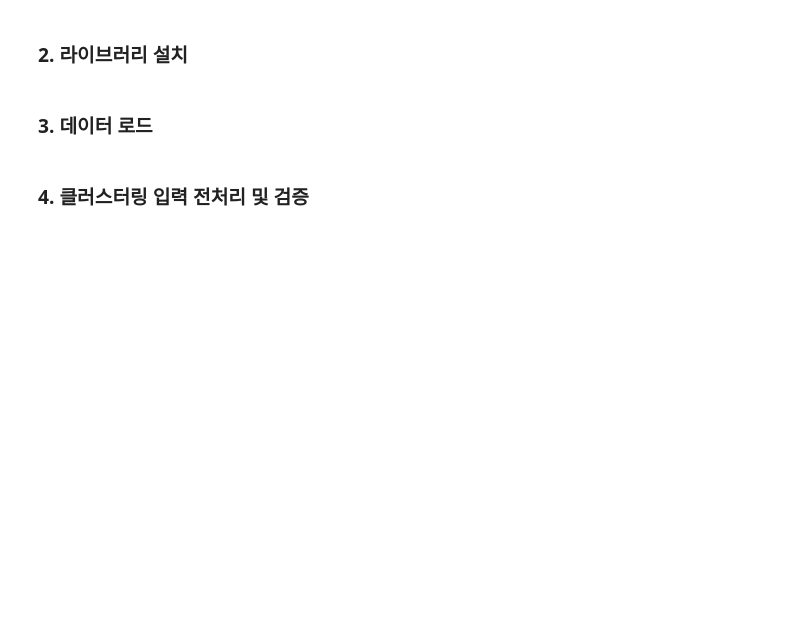
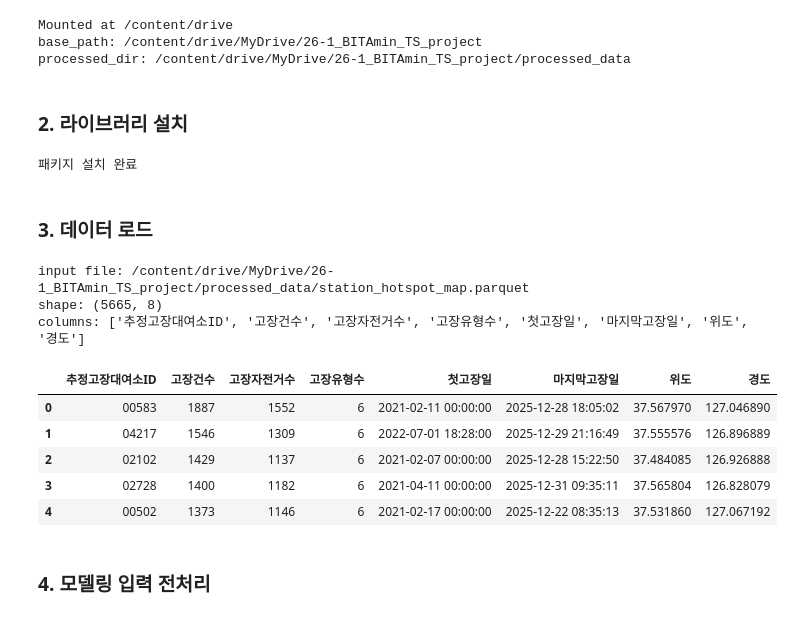
Before and after one commit to Jinx921/26-1_BITAmin_project, a Jupyter notebook: modeling.ipynb, the cells around one changed output. Cells and saved outputs as stored; diff of their text form; code cells hidden in the pictures; blank space fills up the shorter version.

```diff
--- a/modeling.ipynb
+++ b/modeling.ipynb
@@ -9,37 +10,54 @@ from google.colab import drive
 drive.mount('/content/drive', force_remount=True)
 
 import os
-import json
+import sys
+import subprocess
+import warnings
+import datetime
 import pickle
-import importlib.util
-import subprocess
-import sys
 import numpy as np
 import pandas as pd
 import matplotlib.pyplot as plt
+import matplotlib as mpl
 
-BASE_PATH = '/content/drive/MyDrive/26-1_BITAmin_TS_project'
-PROCESSED_DIR = os.path.join(BASE_PATH, 'processed_data')
-MODEL_DIR = os.path.join(PROCESSED_DIR, 'modeling_outputs')
-os.makedirs(MODEL_DIR, exist_ok=True)
+warnings.filterwarnings('ignore')
 
-print('BASE_PATH:', BASE_PATH)
-print('PROCESSED_DIR:', PROCESSED_DIR)
-print('MODEL_DIR:', MODEL_DIR)
+# 한글 폰트 설정 (Colab)
+!apt-get -qq install fonts-nanum > /dev/null 2>&1
+mpl.font_manager.fontManager.addfont('/usr/share/fonts/truetype/nanum/NanumGothic.ttf')
+mpl.rcParams['font.family'] = 'NanumGothic'
+mpl.rcParams['axes.unicode_minus'] = False
+
+base_path = '/content/drive/MyDrive/26-1_BITAmin_TS_project'
+PROCESSED_DIR = os.path.join(base_path, 'processed_data')
+os.makedirs(PROCESSED_DIR, exist_ok=True)
+
+print('base_path:', base_path)
+print('processed_dir:', PROCESSED_DIR)
+# %% [output]
+Mounted at /content/drive
+base_path: /content/drive/MyDrive/26-1_BITAmin_TS_project
+processed_dir: /content/drive/MyDrive/26-1_BITAmin_TS_project/processed_data
 # %% [markdown]
 ### 2. 라이브러리 설치
 # %%
 def ensure_package(pkg_name):
-    if importlib.util.find_spec(pkg_name) is None:
-        subprocess.check_call([sys.executable, '-m', 'pip', 'install', pkg_name])
+    try:
+        __import__(pkg_name)
+    except ImportError:
+        subprocess.check_call([sys.executable, '-m', 'pip', 'install', '-q', pkg_name])
 
-for pkg in ['pyarrow', 'scikit-learn', 'folium']:
+for pkg in ['scikit-learn', 'folium']:
     ensure_package(pkg)
 
+from sklearn.preprocessing import StandardScaler
 from sklearn.cluster import DBSCAN, KMeans
-from sklearn.preprocessing import StandardScaler
 from sklearn.metrics import silhouette_score
 import folium
-from folium.plugins import HeatMap
+from folium.plugins import MarkerCluster
+
+print('패키지 설치 완료')
+# %% [output]
+패키지 설치 완료
 # %% [markdown]
 ### 3. 데이터 로드
@@ -66,4 +64,32 @@ display(df.head())
+# %%
+def pick_existing(paths):
+    for p in paths:
+        if os.path.exists(p):
+            return p
+    return None
+
+hotspot_path = pick_existing([
+    os.path.join(PROCESSED_DIR, 'station_hotspot_map.parquet'),
+])
+
+assert hotspot_path is not None, '핫스팟 지도 파일이 없습니다. data_merged.ipynb를 먼저 실행하세요.'
+
+hotspot_raw = pd.read_parquet(hotspot_path)
+print('input file:', hotspot_path)
+print('shape:', hotspot_raw.shape)
+print('columns:', hotspot_raw.columns.tolist())
+display(hotspot_raw.head())
+# %% [output]
+input file: /content/drive/MyDrive/26-1_BITAmin_TS_project/processed_data/station_hotspot_map.parquet
+shape: (5665, 8)
+columns: ['추정고장대여소ID', '고장건수', '고장자전거수', '고장유형수', '첫고장일', '마지막고장일', '위도', '경도']
+|  | 추정고장대여소ID | 고장건수 | 고장자전거수 | 고장유형수 | 첫고장일 | 마지막고장일 | 위도 | 경도 |
+| 0 | 00583 | 1887 | 1552 | 6 | 2021-02-11 00:00:00 | 2025-12-28 18:05:02 | 37.567970 | 127.046890 |
+| 1 | 04217 | 1546 | 1309 | 6 | 2022-07-01 18:28:00 | 2025-12-29 21:16:49 | 37.555576 | 126.896889 |
+| 2 | 02102 | 1429 | 1137 | 6 | 2021-02-07 00:00:00 | 2025-12-28 15:22:50 | 37.484085 | 126.926888 |
+| 3 | 02728 | 1400 | 1182 | 6 | 2021-04-11 00:00:00 | 2025-12-31 09:35:11 | 37.565804 | 126.828079 |
+| 4 | 00502 | 1373 | 1146 | 6 | 2021-02-17 00:00:00 | 2025-12-22 08:35:13 | 37.531860 | 127.067192 |
 # %% [markdown]
-### 4. 클러스터링 입력 전처리 및 검증
+### 4. 모델링 입력 전처리
 # %%
 need_cols = ['추정고장대여소ID', '위도', '경도', '고장건수']
```
Also changed, not shown: parts of 24 cells of this notebook, 1 other file.
